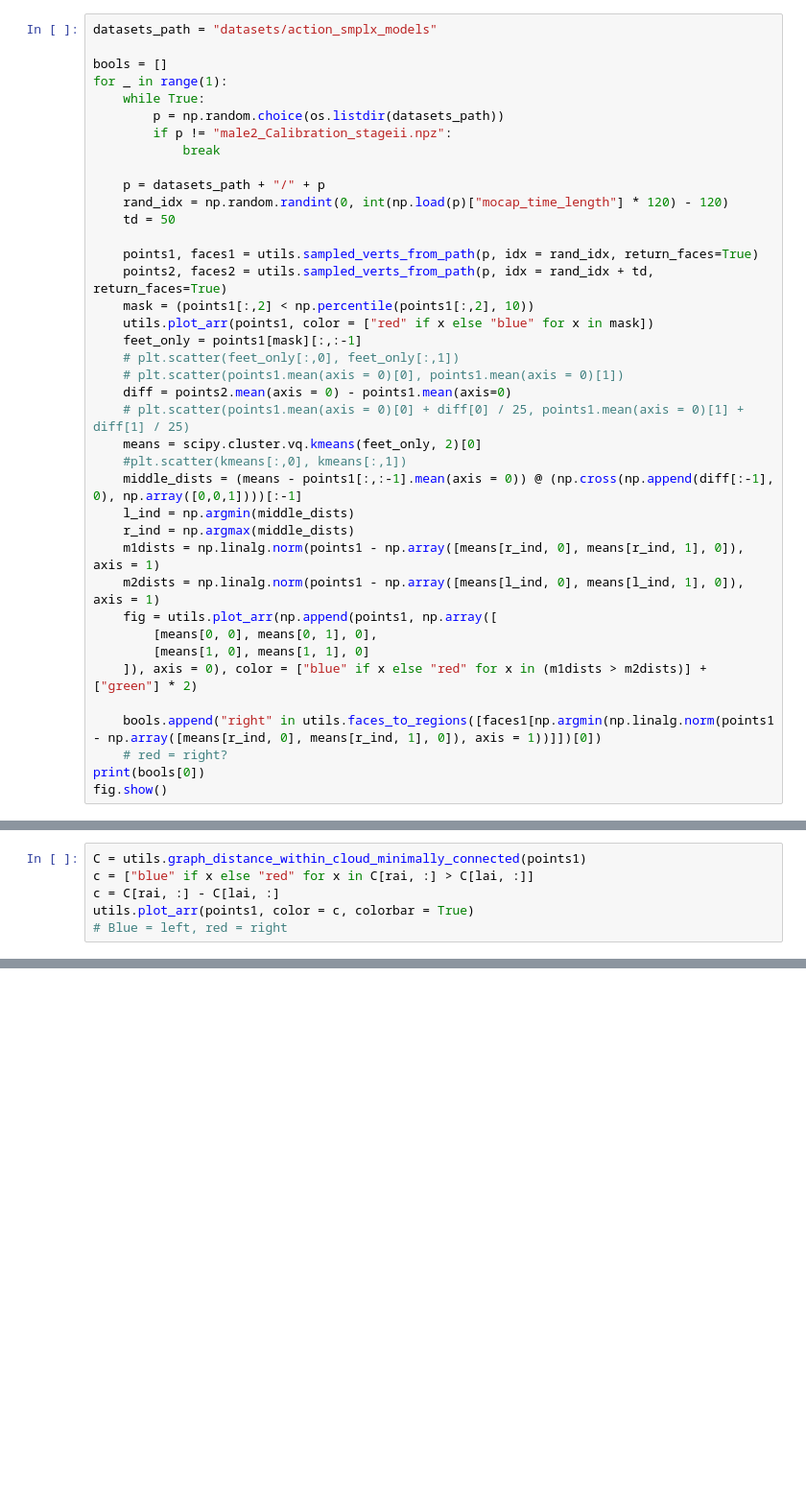
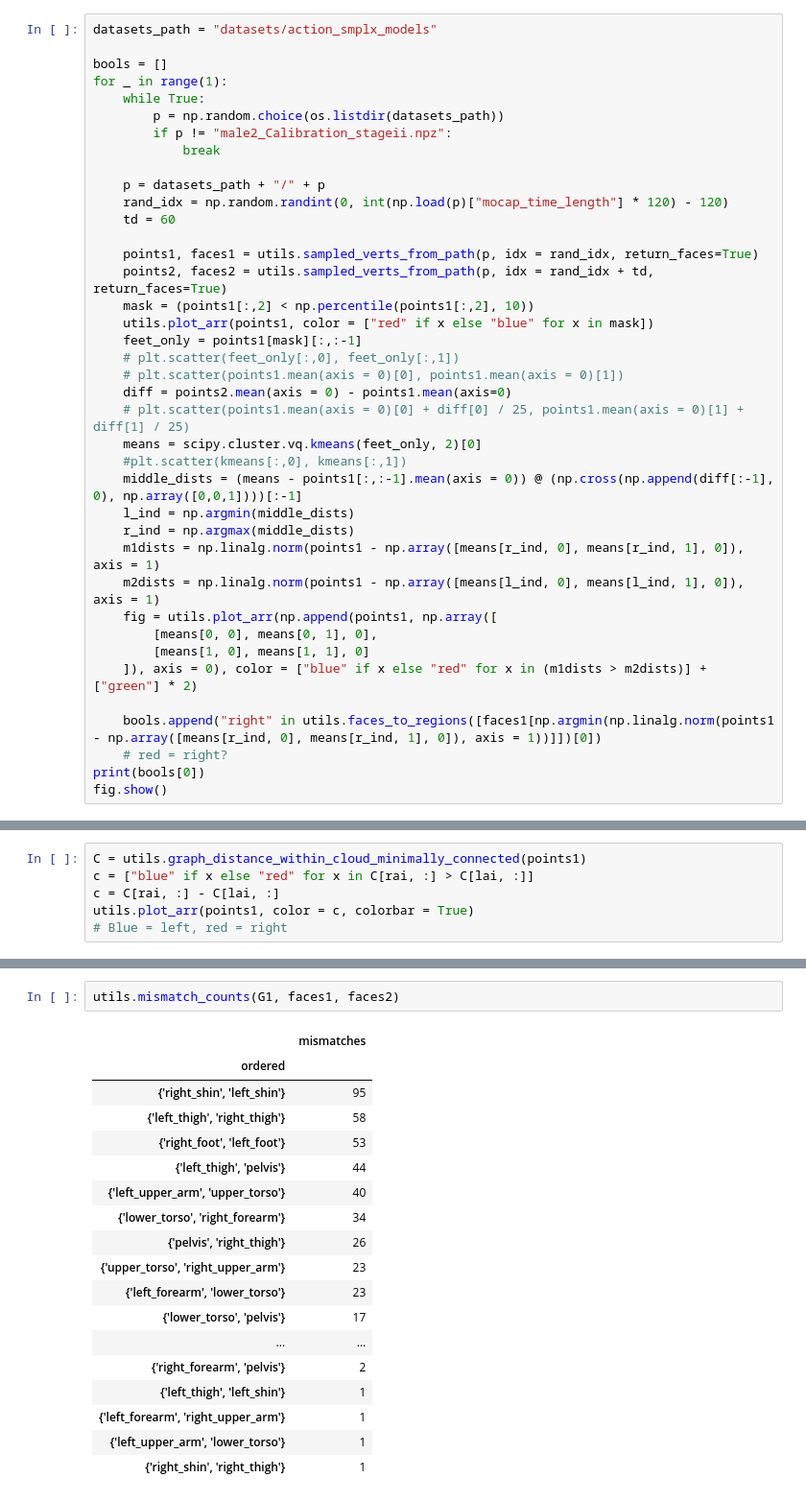
Before and after one commit to qndo1/motion_capture_ot, a Jupyter notebook: left_right_notebook.ipynb, the cells around one changed output, grey strips where cells are left out. Shown at 96% size. Cells and saved outputs as stored; diff of their text form; blank space fills up the shorter version.

```diff
--- a/left_right_notebook.ipynb
+++ b/left_right_notebook.ipynb
@@ -24,7 +24,7 @@ for _ in range(1):
 
     p = datasets_path + "/" + p
     rand_idx = np.random.randint(0, int(np.load(p)["mocap_time_length"] * 120) - 120)
-    td = 50
+    td = 60
 
     points1, faces1 = utils.sampled_verts_from_path(p, idx = rand_idx, return_faces=True)
     points2, faces2 = utils.sampled_verts_from_path(p, idx = rand_idx + td, return_faces=True)
@@ -108,0 +108,21 @@ Region accuracy adjusted: 0.7414893617021276
+# %%
+utils.mismatch_counts(G1, faces1, faces2)
+# %% [output]
+|  | mismatches |
+| ordered |  |
+| {'right_shin', 'left_shin'} | 95 |
+| {'left_thigh', 'right_thigh'} | 58 |
+| {'right_foot', 'left_foot'} | 53 |
+| {'left_thigh', 'pelvis'} | 44 |
+| {'left_upper_arm', 'upper_torso'} | 40 |
+| {'lower_torso', 'right_forearm'} | 34 |
+| {'pelvis', 'right_thigh'} | 26 |
+| {'upper_torso', 'right_upper_arm'} | 23 |
+| {'left_forearm', 'lower_torso'} | 23 |
+| {'lower_torso', 'pelvis'} | 17 |
+| ... | ... |
+| {'right_forearm', 'pelvis'} | 2 |
+| {'left_thigh', 'left_shin'} | 1 |
+| {'left_forearm', 'right_upper_arm'} | 1 |
+| {'left_upper_arm', 'lower_torso'} | 1 |
+| {'right_shin', 'right_thigh'} | 1 |
```
Also changed, not shown: parts of 6 cells of this notebook, 2 other files.
